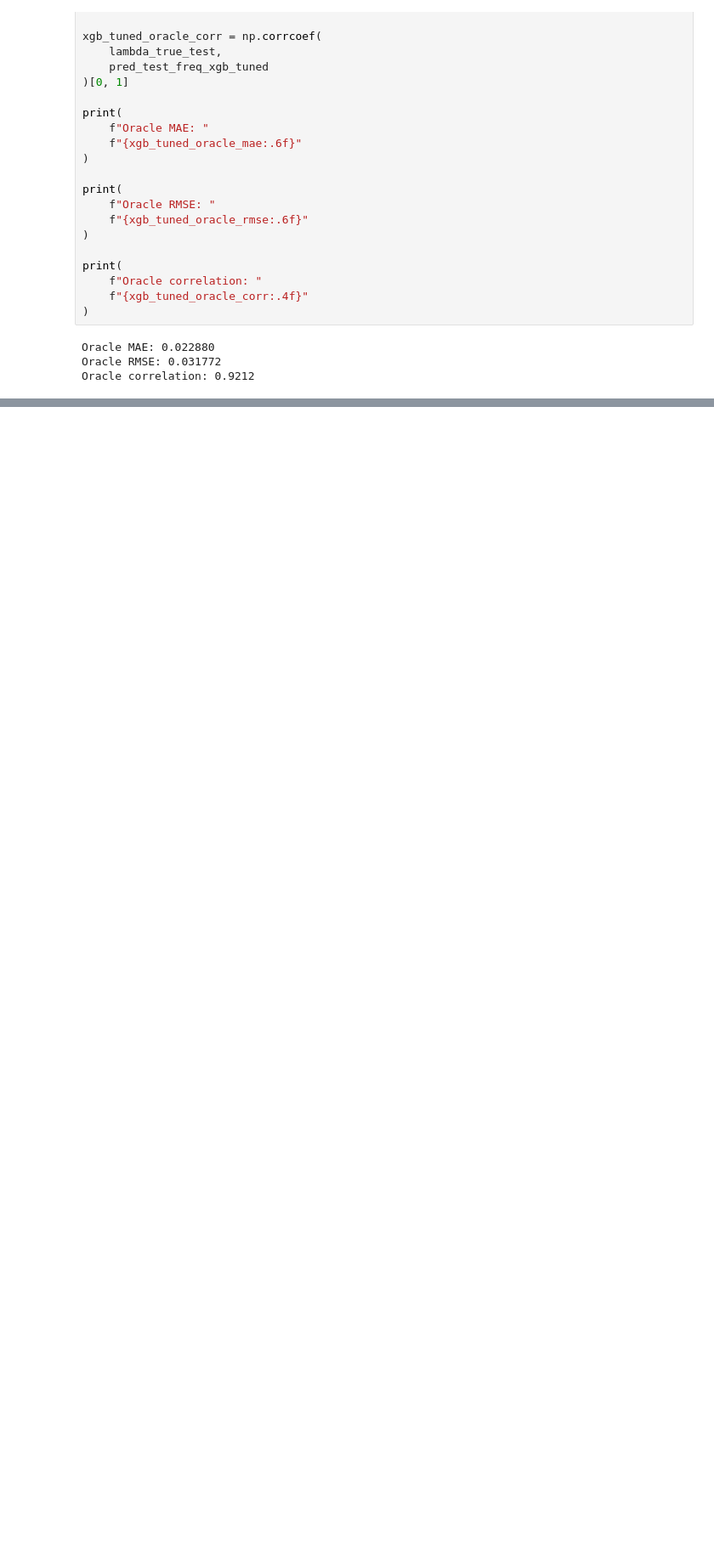
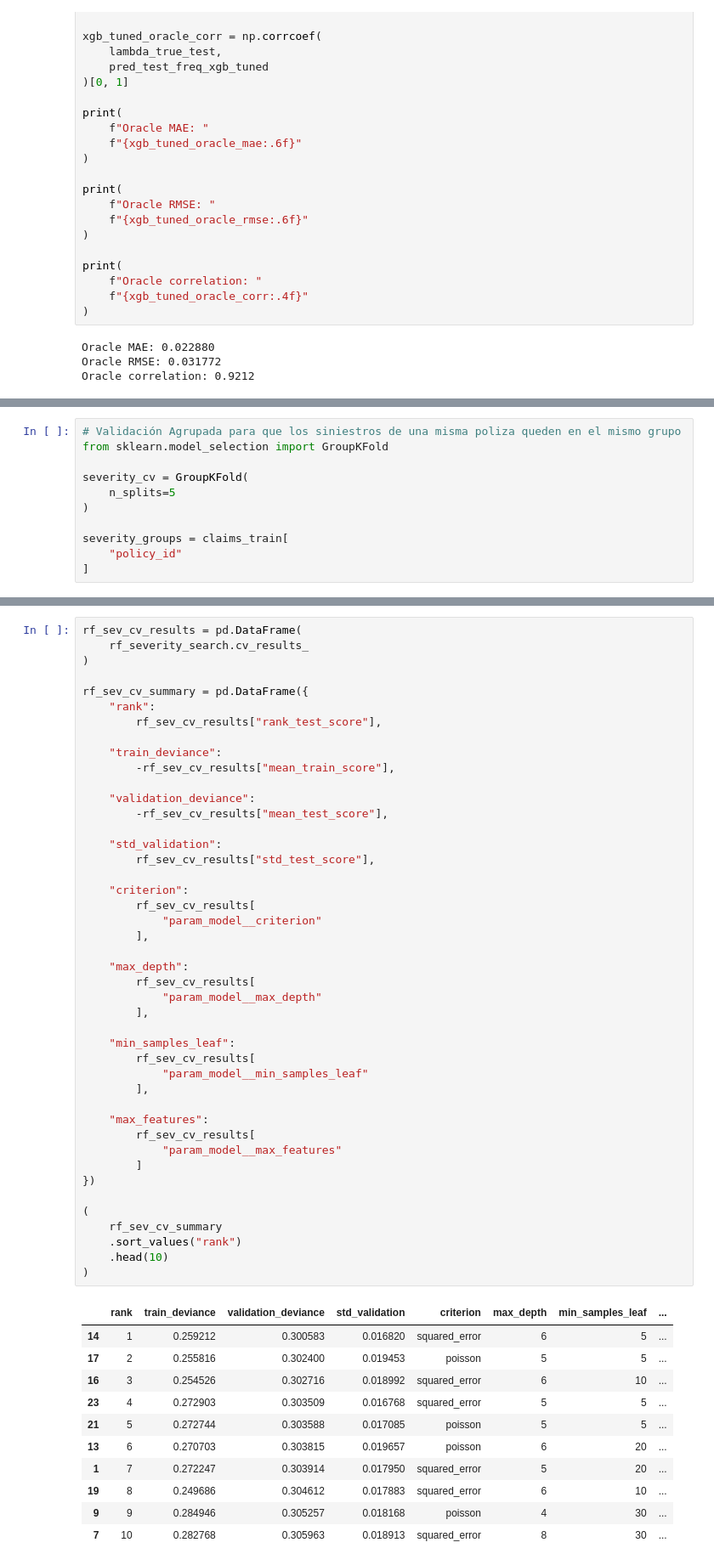
Before and after one commit to ActuarioDereckFuzz/Modelos_estadisticosvsMLvsDeep-Learning, a Jupyter notebook: notebooks/04_machine_learning.ipynb, the cells around one changed output, grey strips where cells are left out. Shown at 85% size. Saved outputs shown, nothing was run; the diff lists cells and outputs as text; blank space fills up the shorter version.

Commit message:
Actualización: Ajuste de RF para Prima Pura directamente.

```diff
--- a/notebooks/04_machine_learning.ipynb
+++ b/notebooks/04_machine_learning.ipynb
@@ -1244,0 +1483,11 @@ Oracle correlation: 0.9212
+# %%
+# Validación Agrupada para que los siniestros de una misma poliza queden en el mismo grupo
+from sklearn.model_selection import GroupKFold
+
+severity_cv = GroupKFold(
+    n_splits=5
+)
+
+severity_groups = claims_train[
+    "policy_id"
+]
@@ -1244,0 +1577,56 @@ Oracle correlation: 0.9212
+# %%
+rf_sev_cv_results = pd.DataFrame(
+    rf_severity_search.cv_results_
+)
+
+rf_sev_cv_summary = pd.DataFrame({
+    "rank":
+        rf_sev_cv_results["rank_test_score"],
+
+    "train_deviance":
+        -rf_sev_cv_results["mean_train_score"],
+
+    "validation_deviance":
+        -rf_sev_cv_results["mean_test_score"],
+
+    "std_validation":
+        rf_sev_cv_results["std_test_score"],
+
+    "criterion":
+        rf_sev_cv_results[
+            "param_model__criterion"
+        ],
+
+    "max_depth":
+        rf_sev_cv_results[
+            "param_model__max_depth"
+        ],
+
+    "min_samples_leaf":
+        rf_sev_cv_results[
+            "param_model__min_samples_leaf"
+        ],
+
+    "max_features":
+        rf_sev_cv_results[
+            "param_model__max_features"
+        ]
+})
+
+(
+    rf_sev_cv_summary
+    .sort_values("rank")
+    .head(10)
+)
+# %% [output]
+|  | rank | train_deviance | validation_deviance | std_validation | criterion | max_depth | min_samples_leaf | ... |
+| 14 | 1 | 0.259212 | 0.300583 | 0.016820 | squared_error | 6 | 5 | ... |
+| 17 | 2 | 0.255816 | 0.302400 | 0.019453 | poisson | 5 | 5 | ... |
+| 16 | 3 | 0.254526 | 0.302716 | 0.018992 | squared_error | 6 | 10 | ... |
+| 23 | 4 | 0.272903 | 0.303509 | 0.016768 | squared_error | 5 | 5 | ... |
+| 21 | 5 | 0.272744 | 0.303588 | 0.017085 | poisson | 5 | 5 | ... |
+| 13 | 6 | 0.270703 | 0.303815 | 0.019657 | poisson | 6 | 20 | ... |
+| 1 | 7 | 0.272247 | 0.303914 | 0.017950 | squared_error | 5 | 20 | ... |
+| 19 | 8 | 0.249686 | 0.304612 | 0.017883 | squared_error | 6 | 10 | ... |
+| 9 | 9 | 0.284946 | 0.305257 | 0.018168 | poisson | 4 | 30 | ... |
+| 7 | 10 | 0.282768 | 0.305963 | 0.018913 | squared_error | 8 | 30 | ... |
```
Also changed, not shown: parts of 89 cells of this notebook.
